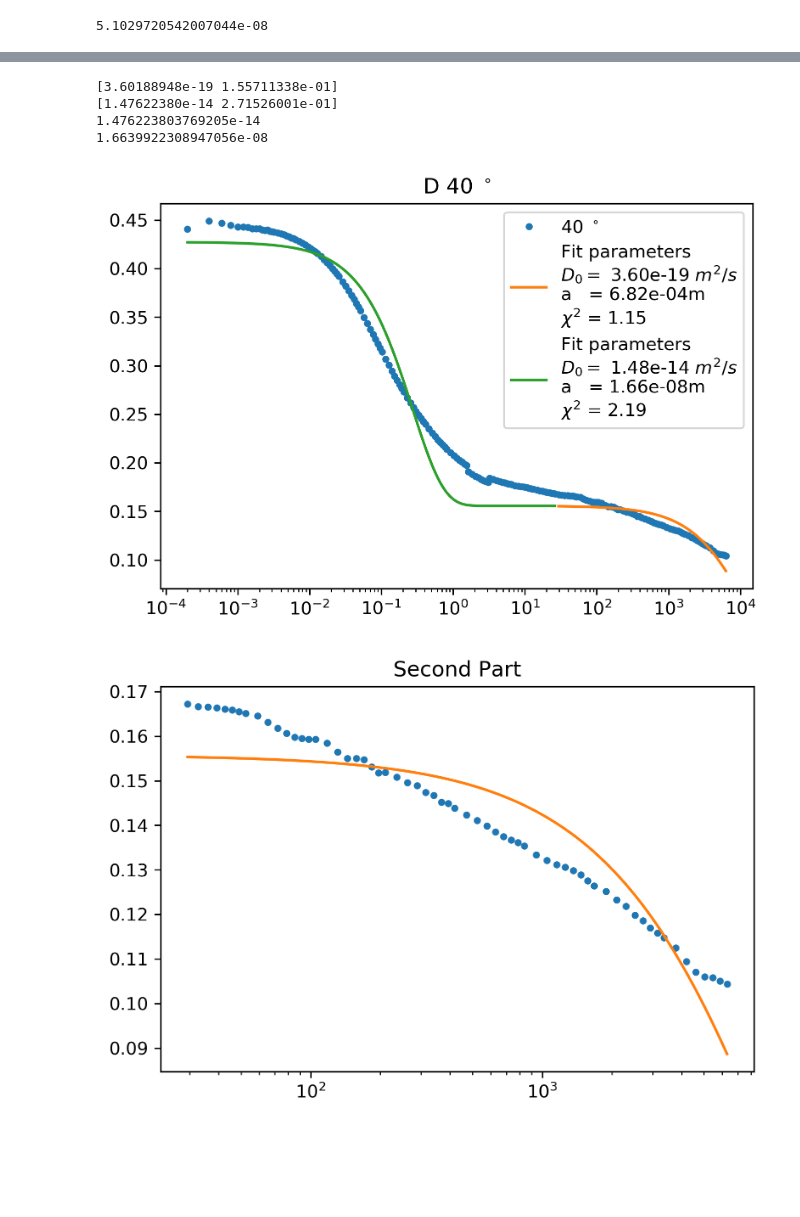
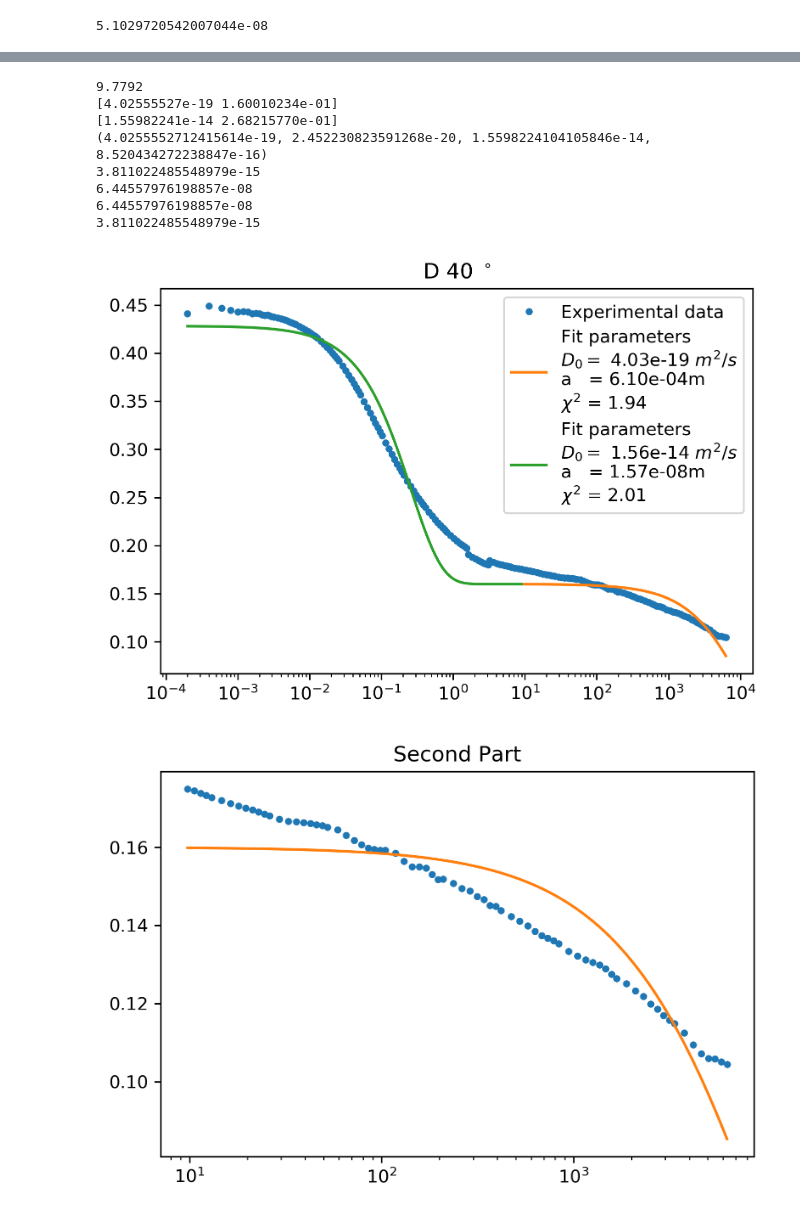
Before and after one commit to qwretz/fpraktikum, a Jupyter notebook: Dynamic Light Scattering/Plots.ipynb, the cells around one changed output, grey strips where cells are left out. Drawn from its saved outputs; the diff is of its cells as text; code cells hidden in the pictures; blank space fills up the shorter version.

```diff
--- a/Dynamic Light Scattering/Plots.ipynb
+++ b/Dynamic Light Scattering/Plots.ipynb
@@ -297,9 +304,9 @@ def plotcorr(name,labels,ax):
     chisq=(chisquared(g2,time,corr,(popt[0],popt[1],calcq(40)),labels,popt[:2],perr[:2]))
 
     #plotten
-    ax.plot(time,(np.abs(corr)),".",label="Fit parameters"  "\n" r"$D_0=$ {:.2e} $m^2/s$" "\n" r"a   = {:.2e}m " "\n" r"$\chi ^2$ = {:4.2f}".format(D,a,chisq))
+    ax.plot(time,(np.abs(corr)),".",label="Experimental data")
 
-    ax.plot(time,g2(time,*popt,q))
+    ax.plot(time,g2(time,*popt,q),label="Fit parameters"  "\n" r"$D_0=$ {:.2e} $m^2/s$" "\n" r"a   = {:.2e}m " "\n" r"$\chi ^2$ = {:4.2f}".format(D,a,chisq))
     ax.semilogx()
     ax.set_ylim(-.1,.7)
     ax.set_title(r"Sample C {} $^\circ$".format(labels))
@@ -315,7 +322,9 @@ def plotcorr(name,labels,ax):
 
 resultC=plotcorr("Data/C.ASC",40,0)
 mean=resultC[0]
-
+D=mean
+dD=result[1]
+da=50*np.sqrt(dD**2*kB**2/(D**4*vi**2))/pi
 #plotcorr(namelist[0],angels[0],ax)
 print(mean)
 print(const.Boltzmann*300/(6*np.pi*vi*mean))
@@ -330,22 +339,27 @@ def plotcorr(name,labels,ax):
     data=np.genfromtxt(name,skip_header=16,delimiter="\t",filling_values=-1,comments="\"")
     time=data[:183,0]
     corr=data[:183,1]
+    grenze=107
+    print(time[grenze])
     q=calcq(labels)
     fig,ax=plt.subplots(dpi=300)
-    ax.plot(time,(np.abs(corr)),".",label=r"{} $^\circ$".format(labels))
+    ax.plot(time,(np.abs(corr)),".",label="Experimental data")
     #popt,pcov=sci.optimize.curve_fit(g,time,corr,p0=0)
-    grenze=120
+
     time2=time[grenze:]
     corr2=corr[grenze:]
+
     A=0
     lin=np.linspace(time[100],time[182],1000)
     popt,pcov=sci.optimize.curve_fit(lambda time2,D,C:g2(time2,D,C,q,A) ,time2,corr2 , p0=(1e-18,.4))
     print(popt)
     D=popt[0]
+    D1=D
     popt2=popt
     a=const.Boltzmann*300/(6*np.pi*vi*D)
     perr = np.sqrt(np.diag(pcov))
     dD=perr[0]
+    dD1=dD
     da=50*np.sqrt(dD**2*kB**2/(D**4*vi**2))/pi
 
     #chiquadrat berechnen
@@ -359,9 +373,11 @@ def plotcorr(name,labels,ax):
     popt,pcov=sci.optimize.curve_fit(lambda time1,D,C:g2(time1,D,C,q,A) ,time1,corr1 , p0=(1e-18,.4))
     print(popt)
     D=popt[0]
+    D2=D
     a=const.Boltzmann*300/(6*np.pi*vi*D)
     perr = np.sqrt(np.diag(pcov))
     dD=perr[0]
+    dD2=dD
     da=50*np.sqrt(dD**2*kB**2/(D**4*vi**2))/pi
     ax.semilogx()
 
@@ -386,25 +402,43 @@ def plotcorr(name,labels,ax):
     ax.set_title("Second Part")
     fig.savefig(r"Plots/D nur der letzte Teil")
    #ax.semilogy()
-    return(popt[0])
+    return(D1,dD1,D2,dD2)
 # %%
 
 def g2(tau,D,C,q,A):
     return np.exp(-2*q**2*D*tau)*C+A
 
 
 
 
 
-mean=plotcorr("Data/D.ASC",40,0)
+result=plotcorr("Data/D.ASC",40,0)
 
+#plotcorr(namelist[0],angels[0],ax)
+print(result)
+#print(const.Boltzmann*300/(6*np.pi*vi*mean))
+mean=resultC[0]
+D=mean
+dD=result[1]
+da=50*np.sqrt(dD**2*kB**2/(D**4*vi**2))/pi
 #plotcorr(namelist[0],angels[0],ax)
 print(mean)
 print(const.Boltzmann*300/(6*np.pi*vi*mean))
+mean=resultC[2]
+D=mean
+dD=result[3]
+da=50*np.sqrt(dD**2*kB**2/(D**4*vi**2))/pi
+#plotcorr(namelist[0],angels[0],ax)
+print(mean)
+print(const.Boltzmann*300/(6*np.pi*vi*mean))
 # %% [output]
-[3.60188948e-19 1.55711338e-01]
-[1.47622380e-14 2.71526001e-01]
-1.476223803769205e-14
-1.6639922308947056e-08
+9.7792
+[4.02555527e-19 1.60010234e-01]
+[1.55982241e-14 2.68215770e-01]
+(4.0255552712415614e-19, 2.452230823591268e-20, 1.5598224104105846e-14, 8.520434272238847e-16)
+3.811022485548979e-15
+6.44557976198857e-08
+6.44557976198857e-08
+3.811022485548979e-15
-[figure, old version]
+[figure, new version]
-[figure, old version]
+[figure, new version]
```
Also changed, not shown: parts of 3 cells of this notebook, 5 other files.
